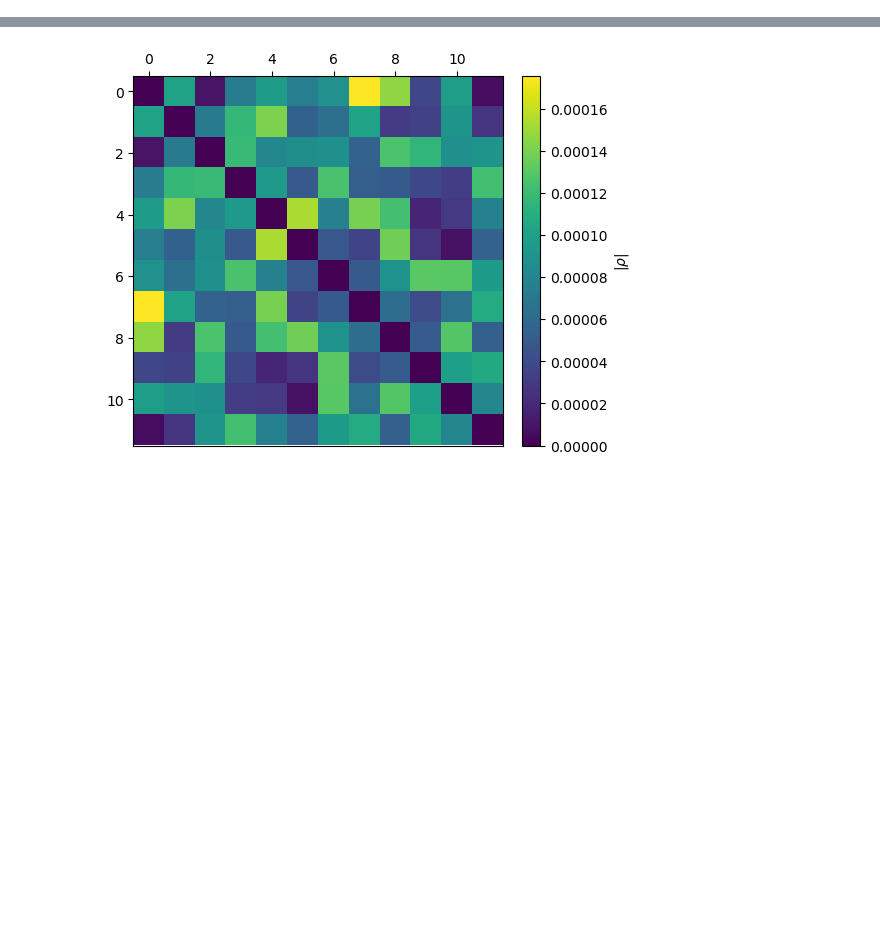
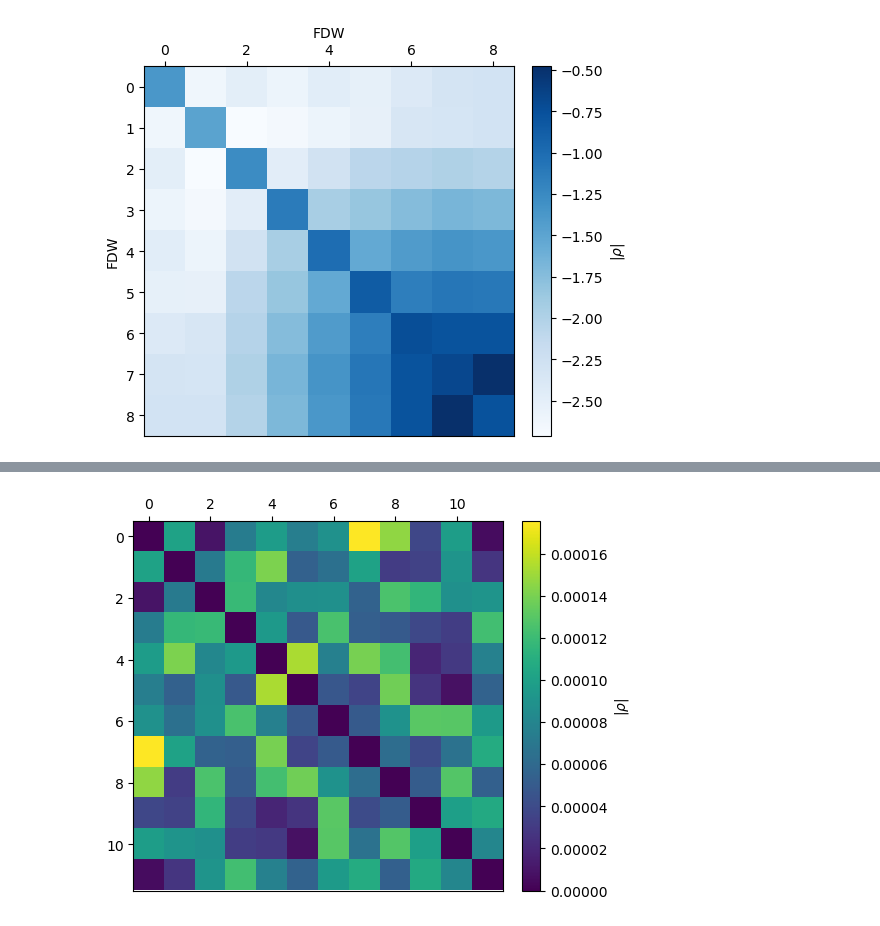
Before and after one commit to hainingpan/control_transition, a Jupyter notebook: coherence.ipynb, the cells around one changed output, grey strips where cells are left out. Cells and saved outputs as stored; diff of their text form; code cells hidden in the pictures; blank space fills up the shorter version.

```diff
--- a/coherence.ipynb
+++ b/coherence.ipynb
@@ -61,0 +132,5 @@ def get_rho_av(f_0,L,i):
+# %%
+rho_av={}
+for L in L_list:
+    if os.path.exists(f'rho_av_{L}.hdf5'):
+        rho_av[L]=h5py.File(f'rho_av_{L}.hdf5','r')
@@ -62,2 +147,7 @@ def get_rho_av(f_0,L,i):
+# %%
+rho_av={L:get_rho_av(f_0,L,5) for L in [8,10,12,14]}
 # %%
-rho_av=get_rho_av(f_0,8,0)
+# rho_av=get_rho_av(f_0,8,10)
+# %%
+# red_dm=get_reduced_dm(rho_av)
+red_dm={L:get_reduced_dm(rho_av[L]) for L in [8,10,12,14]}
@@ -63,0 +157,4 @@ rho_av=get_rho_av(f_0,8,0)
+# %%
+plot_reduced_dm(red_dm[8])
+# %% [output]
+[figure, added]
```
Also changed, not shown: parts of 55 cells of this notebook.
